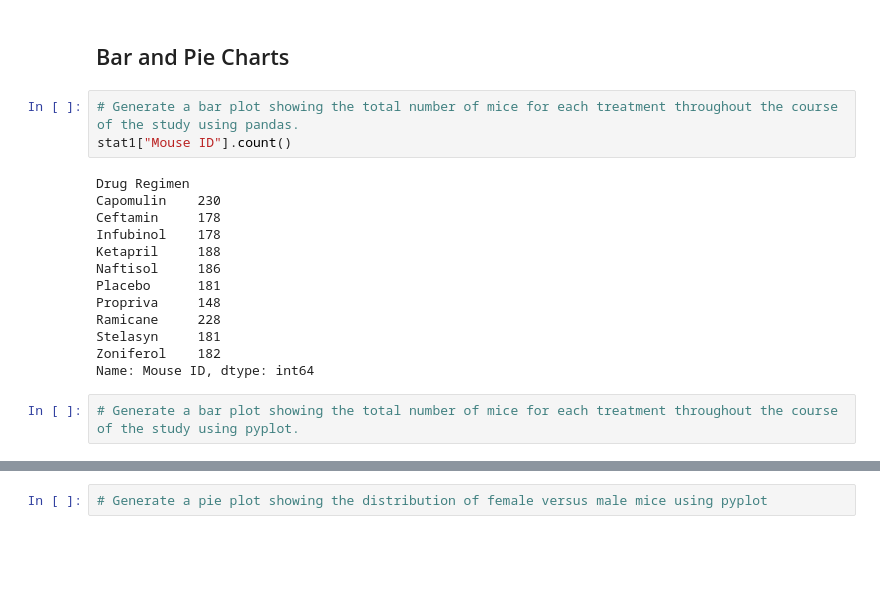
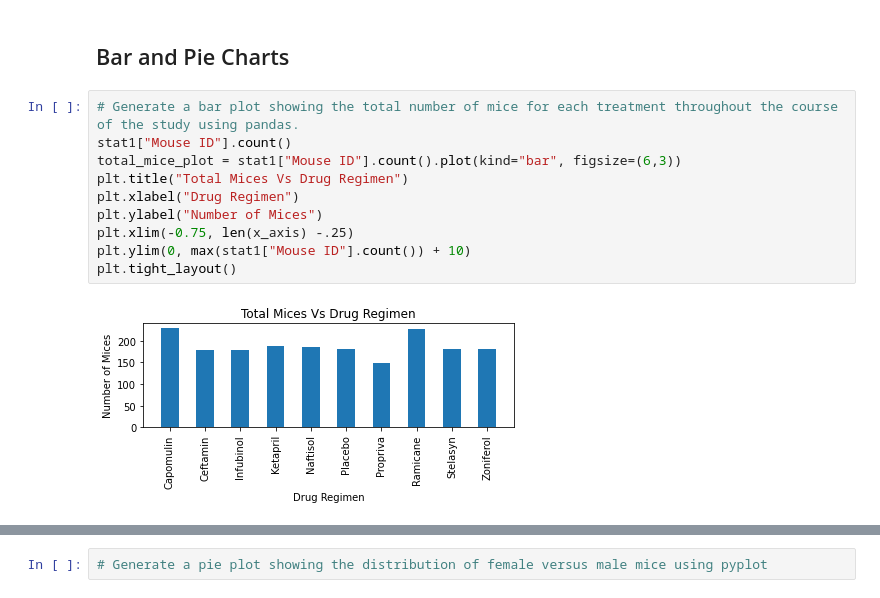
Before and after one commit to johnwanng/Matplotlib, a Jupyter notebook: pymaceuticals_starter.ipynb, the cells around one changed output, grey strips where cells are left out. Drawn from its saved outputs; the diff is of its cells as text; blank space fills up the shorter version.

```diff
--- a/pymaceuticals_starter.ipynb
+++ b/pymaceuticals_starter.ipynb
@@ -137,18 +138,12 @@ combined_data_df_no_dup.groupby(["Drug Regimen"]).agg(**{'Mean':("Tumor Volume (
 # %%
 # Generate a bar plot showing the total number of mice for each treatment throughout the course of the study using pandas.
 stat1["Mouse ID"].count()
+total_mice_plot = stat1["Mouse ID"].count().plot(kind="bar", figsize=(6,3))
+plt.title("Total Mices Vs Drug Regimen")
+plt.xlabel("Drug Regimen")
+plt.ylabel("Number of Mices")
+plt.xlim(-0.75, len(x_axis) -.25)
+plt.ylim(0, max(stat1["Mouse ID"].count()) + 10)
+plt.tight_layout()
 # %% [output]
-Drug Regimen
-Capomulin    230
-Ceftamin     178
-Infubinol    178
-Ketapril     188
-Naftisol     186
-Placebo      181
-Propriva     148
-Ramicane     228
-Stelasyn     181
-Zoniferol    182
-Name: Mouse ID, dtype: int64
+[figure, added]
-# %%
-# Generate a bar plot showing the total number of mice for each treatment throughout the course of the study using pyplot.
```
Also changed, not shown: parts of 3 cells of this notebook.
